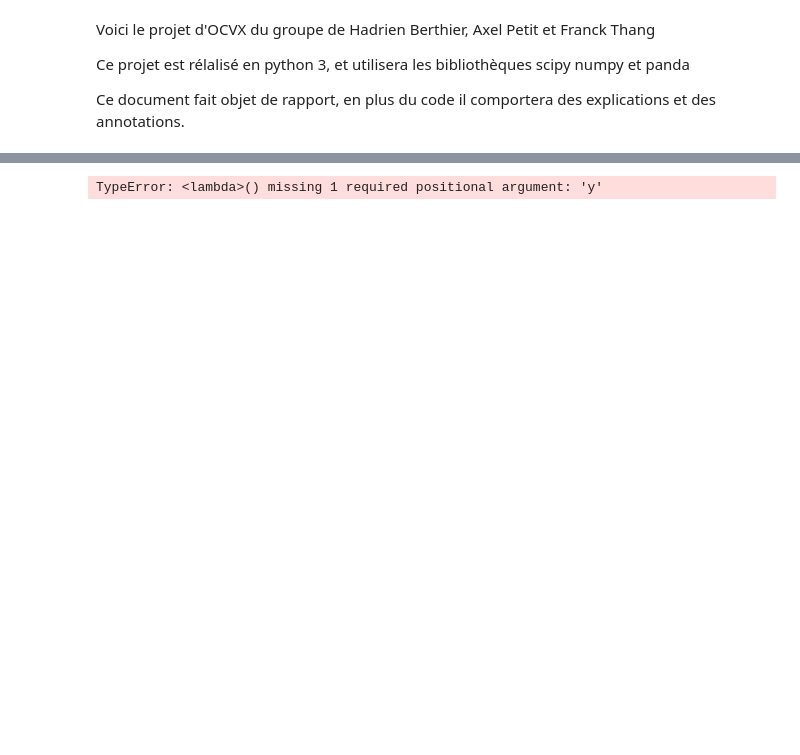
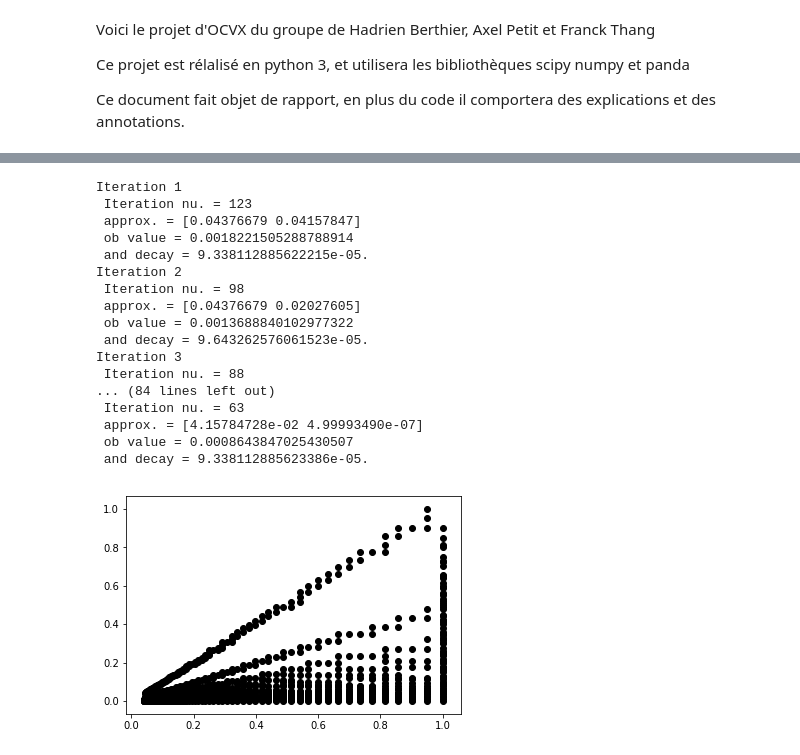
Before and after one commit to berthih/OCVX, a Jupyter notebook: OCVX.ipynb, the cells around one changed output, grey strips where cells are left out. Cells and saved outputs as stored; diff of their text form; code cells hidden in the pictures; blank space fills up the shorter version.

```diff
--- a/OCVX.ipynb
+++ b/OCVX.ipynb
@@ -117,16 +151,29 @@ def generate_family_fc(theta=1):
 # %%
-
 iterations = []
-#for i in range(1, 21):
-#(lambda decay, iteration: (1/(1 + decay + iteration)))
-#    print("Iteration", i)
-f = generate_family_fc(2)
-
-x_star, p_star, n_iter = gradient_descent(np.array([[1], [1]], dtype=float), f, d_sgd_l2, rate=(lambda x,y: 0.1),plot_f=(lambda x, y:plt.scatter(x[0], x[1], c='k')))
-iterations.append(n_iter)
-plot_2d(f)
+for i in range(1, 21):
+    (lambda decay, iteration: (1/(1 + decay + iteration)))
+    print("Iteration", i)
+    f = generate_family_fc(i)
+    x_star, p_star, n_iter = gradient_descent(np.array([[1], [1]], dtype=float), f, d_sgd_l2, rate=(lambda x,y: 0.1),plot_f=(lambda x, y:plt.scatter(x[0], x[1], c='k')))
 # %% [output]
-TypeError: <lambda>() missing 1 required positional argument: 'y'
+Iteration 1
+ Iteration nu. = 123
+ approx. = [0.04376679 0.04157847]
+ ob value = 0.0018221505288788914
+ and decay = 9.338112885622215e-05.
+Iteration 2
+ Iteration nu. = 98
+ approx. = [0.04376679 0.02027605]
+ ob value = 0.0013688840102977322
+ and decay = 9.643262576061523e-05.
+Iteration 3
+ Iteration nu. = 88
+... (84 lines left out)
+ Iteration nu. = 63
+ approx. = [4.15784728e-02 4.99993490e-07]
+ ob value = 0.0008643847025430507
+ and decay = 9.338112885623386e-05.
+[figure, added]
 # %%
 def step_decay(epoch):
     initial_lrate = 0.1
```
Also changed, not shown: parts of 11 cells of this notebook.
